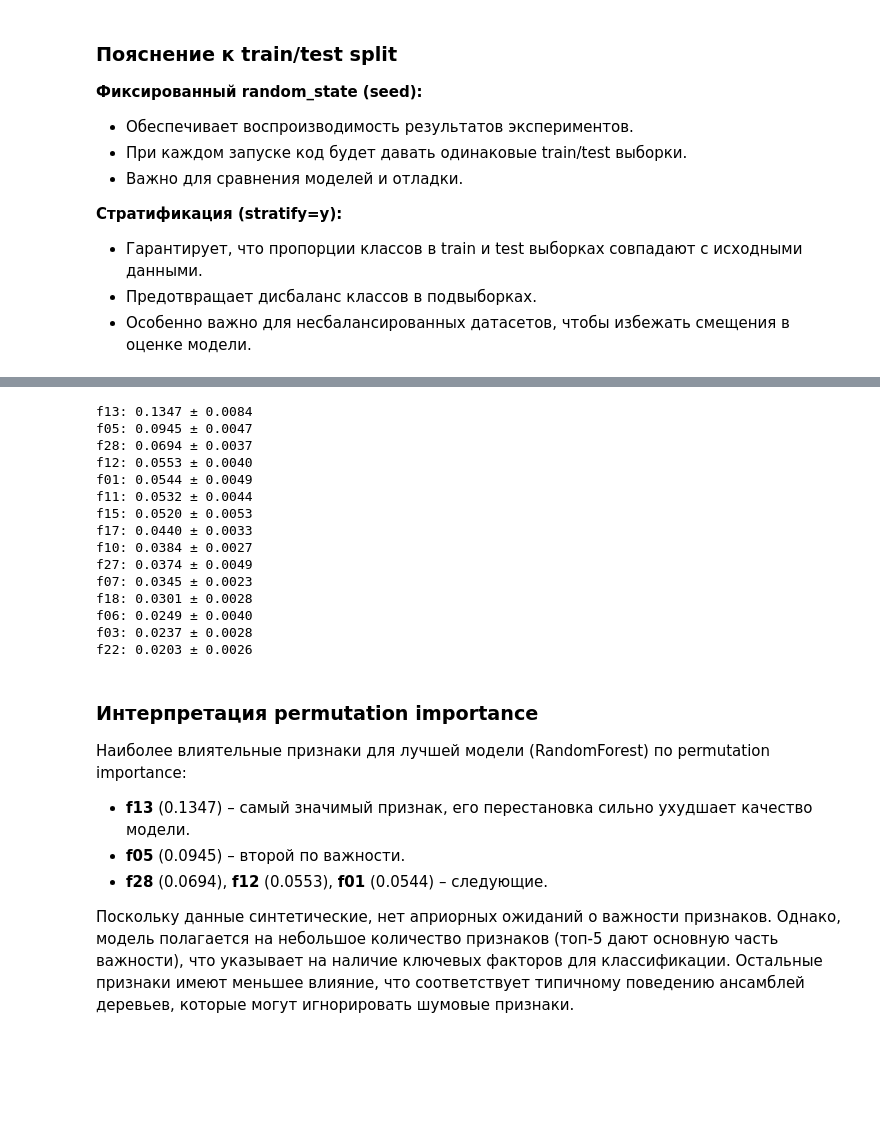
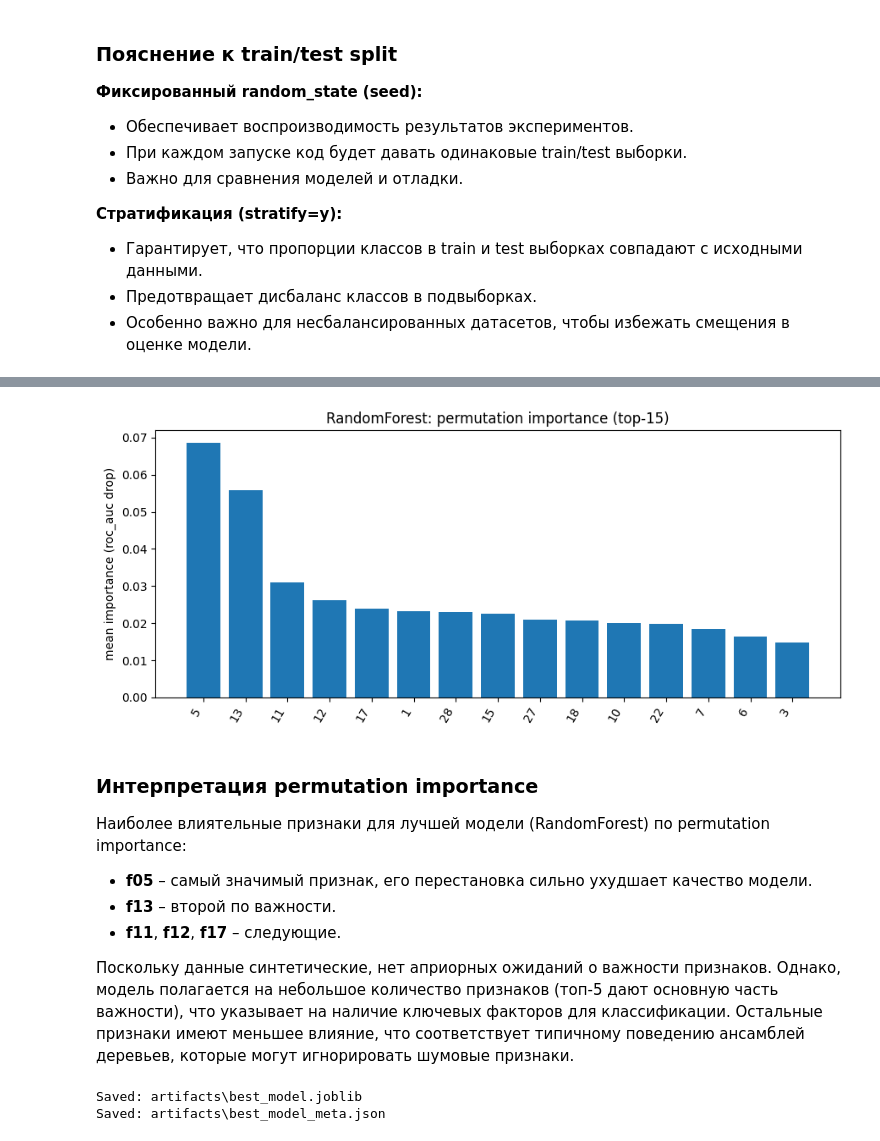
Before and after one commit to petr5092/IAI, a Jupyter notebook: homeworks/HW06/HW06.ipynb, the cells around one changed output, grey strips where cells are left out. Cells and saved outputs as stored; diff of their text form; code cells hidden in the pictures; blank space fills up the shorter version.

```diff
--- a/homeworks/HW06/HW06.ipynb
+++ b/homeworks/HW06/HW06.ipynb
@@ -257,32 +332,41 @@ plot_roc(best_model, X_test, y_test, title=f"{best_model_name } – ROC ")
-# %%
-
-result = permutation_importance(best_model, X_test, y_test, n_repeats=10, random_state=42, scoring='f1_macro')
-sorted_idx = result.importances_mean.argsort()[::-1]
-for i in sorted_idx[:15]:
-    print(f"{X.columns[i]}: {result.importances_mean[i]:.4f} ± {result.importances_std[i]:.4f}")
-# %% [output]
-f13: 0.1347 ± 0.0084
-f05: 0.0945 ± 0.0047
-f28: 0.0694 ± 0.0037
-f12: 0.0553 ± 0.0040
-f01: 0.0544 ± 0.0049
-f11: 0.0532 ± 0.0044
-f15: 0.0520 ± 0.0053
-f17: 0.0440 ± 0.0033
-f10: 0.0384 ± 0.0027
-f27: 0.0374 ± 0.0049
-f07: 0.0345 ± 0.0023
-f18: 0.0301 ± 0.0028
-f06: 0.0249 ± 0.0040
-f03: 0.0237 ± 0.0028
-f22: 0.0203 ± 0.0026
+# %%
+if hasattr(best_model, "predict_proba"):
+    def scoring_func(estimator, X, y):
+        y_pred = estimator.predict_proba(X)
+        return roc_auc_score(y, y_pred, multi_class='ovr')
+    scoring_name = "roc_auc"
+else:
+    scoring_func = "accuracy"
+    scoring_name = "accuracy"
+
+perm = permutation_importance(
+    best_model,
+    X_test,
+    y_test,
+    n_repeats=8,
+    random_state=RANDOM_STATE,
+    scoring=scoring_func
+)
+
+imp = perm.importances_mean
+idx = np.argsort(imp)[::-1][:15]
+
+plt.figure(figsize=(9, 4))
+plt.bar(range(len(idx)), imp[idx])
+plt.xticks(range(len(idx)), [feature_names[i] for i in idx], rotation=60, ha="right")
+plt.ylabel(f"mean importance ({scoring_name} drop)")
+plt.title(f"{best_label}: permutation importance (top-15)")
+plt.tight_layout()
+plt.show()
+# %% [output]
+[figure, added]
 # %% [markdown]
 ### Интерпретация permutation importance
 
 Наиболее влиятельные признаки для лучшей модели (RandomForest) по permutation importance:
 
-- **f13** (0.1347) – самый значимый признак, его перестановка сильно ухудшает качество модели.
-- **f05** (0.0945) – второй по важности.
-- **f28** (0.0694), **f12** (0.0553), **f01** (0.0544) – следующие.
+- **f05** – самый значимый признак, его перестановка сильно ухудшает качество модели.
+- **f13** – второй по важности.
+- **f11**, **f12**, **f17** – следующие.
 
 Поскольку данные синтетические, нет априорных ожиданий о важности признаков. Однако, модель полагается на небольшое количество признаков (топ-5 дают основную часть важности), что указывает на наличие ключевых факторов для классификации. Остальные признаки имеют меньшее влияние, что соответствует типичному поведению ансамблей деревьев, которые могут игнорировать шумовые признаки.
@@ -307,0 +373,17 @@ with open('artifacts/best_model_meta.json', 'w') as f:
+# %%
+model_path = ARTIFACTS_DIR / "best_model.joblib"
+joblib.dump(best_model, model_path)
+
+meta = {
+    "best_model_label": best_label,
+    "test_metrics": best_row.to_dict(),
+    "search_summary": search_summaries.get(best_label, None),
+    "random_state": RANDOM_STATE,
+}
+save_json(meta, ARTIFACTS_DIR / "best_model_meta.json")
+
+print("Saved:", model_path)
+print("Saved:", ARTIFACTS_DIR / "best_model_meta.json")
+# %% [output]
+Saved: artifacts\best_model.joblib
+Saved: artifacts\best_model_meta.json
```
Also changed, not shown: parts of 25 cells of this notebook, 7 other files.
